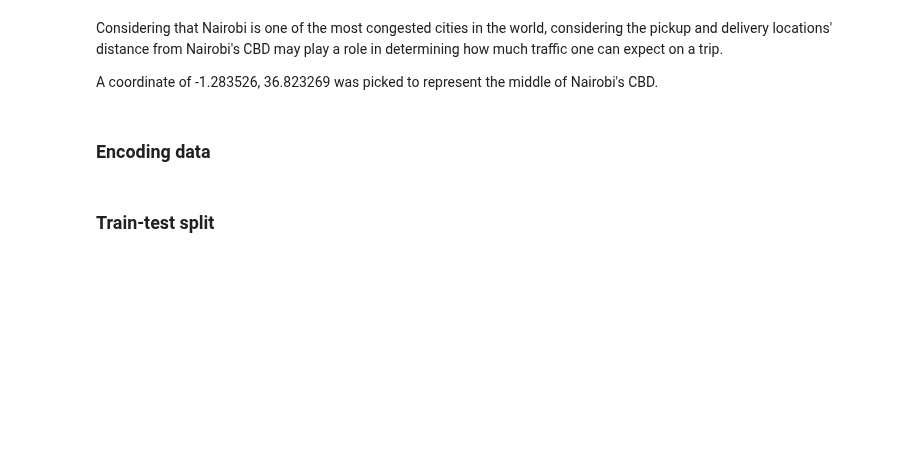
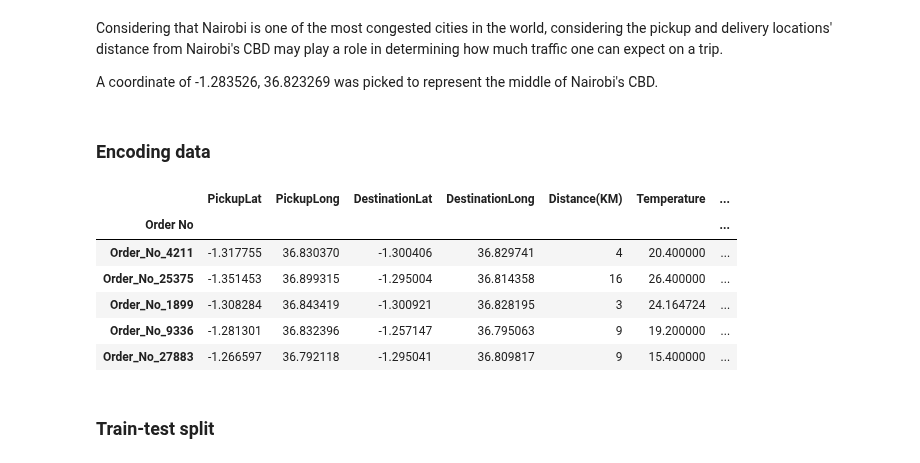
Before and after one commit to monicafar147/logistics-challenge, a Jupyter notebook: cleaned.ipynb, the cells around one changed output. Drawn from its saved outputs; the diff is of its cells as text; code cells hidden in the pictures; blank space fills up the shorter version.

```diff
--- a/cleaned.ipynb
+++ b/cleaned.ipynb
@@ -345,6 +345,16 @@ training_features['DistanceCBDdest'] = np.vectorize(distance_CBD)(training_featu
 training_features = pd.get_dummies(training_features,
                                    columns=['PlatformType', 'PersonalorBusiness', 'PickupDayofMonth', 'PickupWeekday', 'DeliveryTimes'],
                                    prefix=['platformtype', 'personalbusiness', 'dayofmonth', 'weekday', 'pickuptimes'])
+# %%
+training_features.head()
+# %% [output]
+|  | PickupLat | PickupLong | DestinationLat | DestinationLong | Distance(KM) | Temperature | ... |
+| Order No |  |  |  |  |  |  | ... |
+| Order_No_4211 | -1.317755 | 36.830370 | -1.300406 | 36.829741 | 4 | 20.400000 | ... |
+| Order_No_25375 | -1.351453 | 36.899315 | -1.295004 | 36.814358 | 16 | 26.400000 | ... |
+| Order_No_1899 | -1.308284 | 36.843419 | -1.300921 | 36.828195 | 3 | 24.164724 | ... |
+| Order_No_9336 | -1.281301 | 36.832396 | -1.257147 | 36.795063 | 9 | 19.200000 | ... |
+| Order_No_27883 | -1.266597 | 36.792118 | -1.295041 | 36.809817 | 9 | 15.400000 | ... |
 # %% [markdown]
 ### Train-test split
 # %%
```
Also changed, not shown: parts of 10 cells of this notebook.
